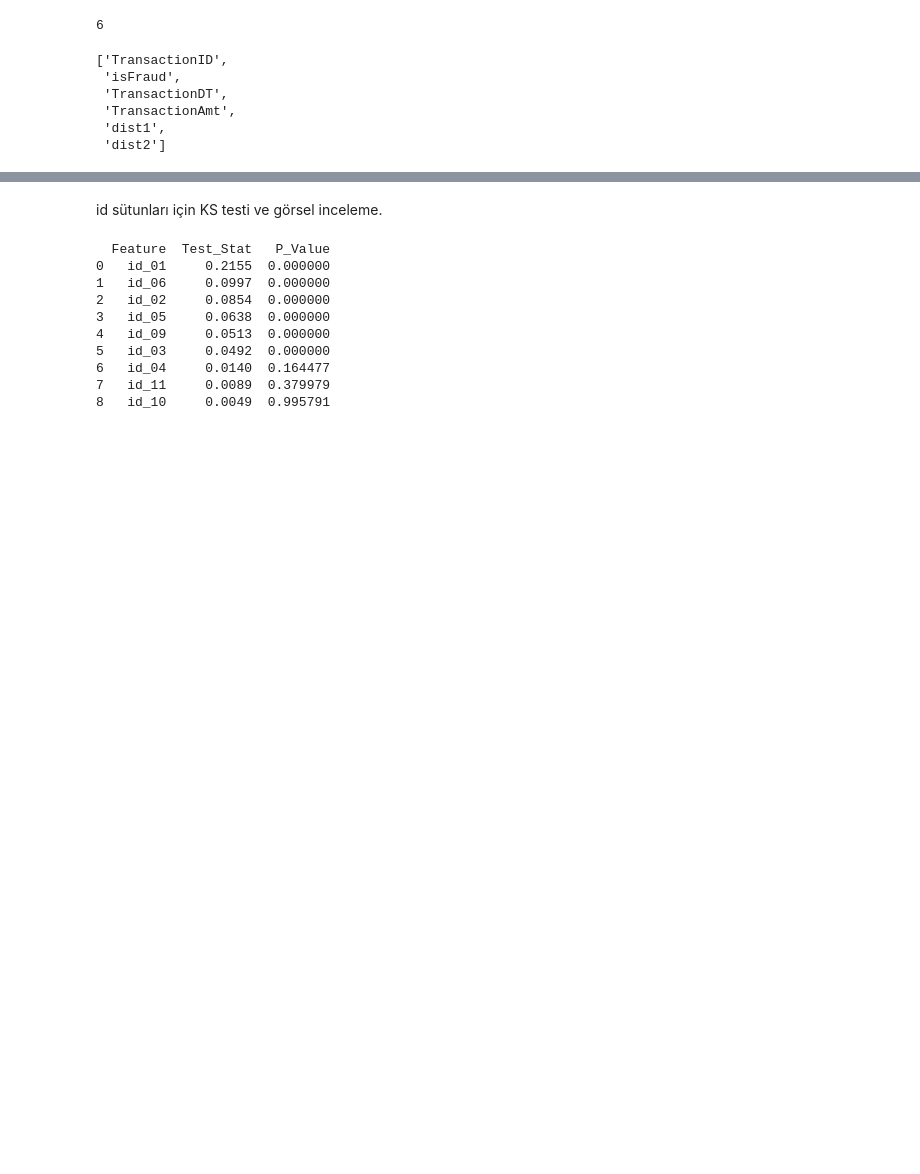
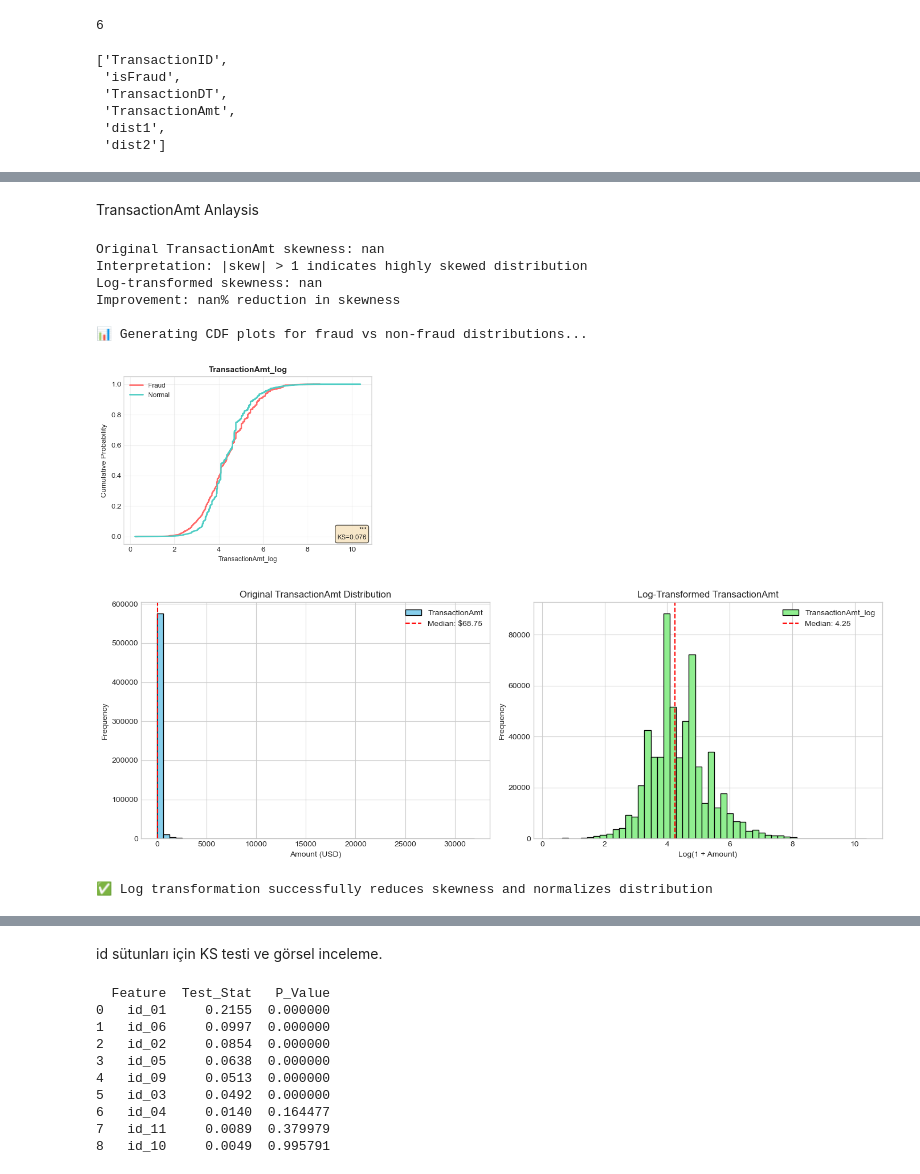
Before and after one commit to serhetgokdemir/mtm4651-assignment, a Jupyter notebook: notebooks/03_numeric_analysis.ipynb, the cells around one changed output, grey strips where cells are left out. Cells and saved outputs as stored; diff of their text form; code cells hidden in the pictures; blank space fills up the shorter version.

```diff
--- a/notebooks/03_numeric_analysis.ipynb
+++ b/notebooks/03_numeric_analysis.ipynb
@@ -119,0 +143,56 @@ indep_cols
+# %% [markdown]
+TransactionAmt Anlaysis
+# %%
+# 1. Skewness check (before transformation)
+amt_skew = train_df['TransactionAmt'].skew()
+print(f"\nOriginal TransactionAmt skewness: {amt_skew:.2f}")
+print("Interpretation: |skew| > 1 indicates highly skewed distribution")
+
+# 2. Log transformation
+train_df['TransactionAmt_log'] = np.log1p(train_df['TransactionAmt'])
+amt_log_skew = train_df['TransactionAmt_log'].skew()
+print(f"Log-transformed skewness: {amt_log_skew:.2f}")
+print(f"Improvement: {((amt_skew - amt_log_skew) / amt_skew * 100):.1f}% reduction in skewness")
+
+
+# 3. Distribution comparison (CDF)
+print("\n📊 Generating CDF plots for fraud vs non-fraud distributions...")
+plot_distribution_comparison(train_df, ['TransactionAmt_log'], plot_type='cdf')
+
+# 4. Histogram comparison (Original vs Log)
+fig, axes = plt.subplots(1, 2, figsize=(14, 5))
+
+# Original
+train_df['TransactionAmt'].plot(kind='hist', bins=50, ax=axes[0],
+                                 title='Original TransactionAmt Distribution',
+                                 color='skyblue', edgecolor='black')
+axes[0].set_xlabel('Amount (USD)')
+axes[0].set_ylabel('Frequency')
+axes[0].axvline(train_df['TransactionAmt'].median(), color='red',
+                linestyle='--', label=f"Median: ${train_df['TransactionAmt'].median():.2f}")
+axes[0].legend()
+
+# Log-transformed
+train_df['TransactionAmt_log'].plot(kind='hist', bins=50, ax=axes[1],
+                                     title='Log-Transformed TransactionAmt',
+                                     color='lightgreen', edgecolor='black')
+axes[1].set_xlabel('Log(1 + Amount)')
+axes[1].set_ylabel('Frequency')
+axes[1].axvline(train_df['TransactionAmt_log'].median(), color='red',
+                linestyle='--', label=f"Median: {train_df['TransactionAmt_log'].median():.2f}")
+axes[1].legend()
+
+plt.tight_layout()
+plt.show()
+
+print("\n✅ Log transformation successfully reduces skewness and normalizes distribution")
+# %% [output]
+Original TransactionAmt skewness: nan
+Interpretation: |skew| > 1 indicates highly skewed distribution
+Log-transformed skewness: nan
+Improvement: nan% reduction in skewness
+
+📊 Generating CDF plots for fraud vs non-fraud distributions...
+[figure, added]
+[figure, added]
+✅ Log transformation successfully reduces skewness and normalizes distribution
```
Also changed, not shown: parts of 10 cells of this notebook, 2 other files.
